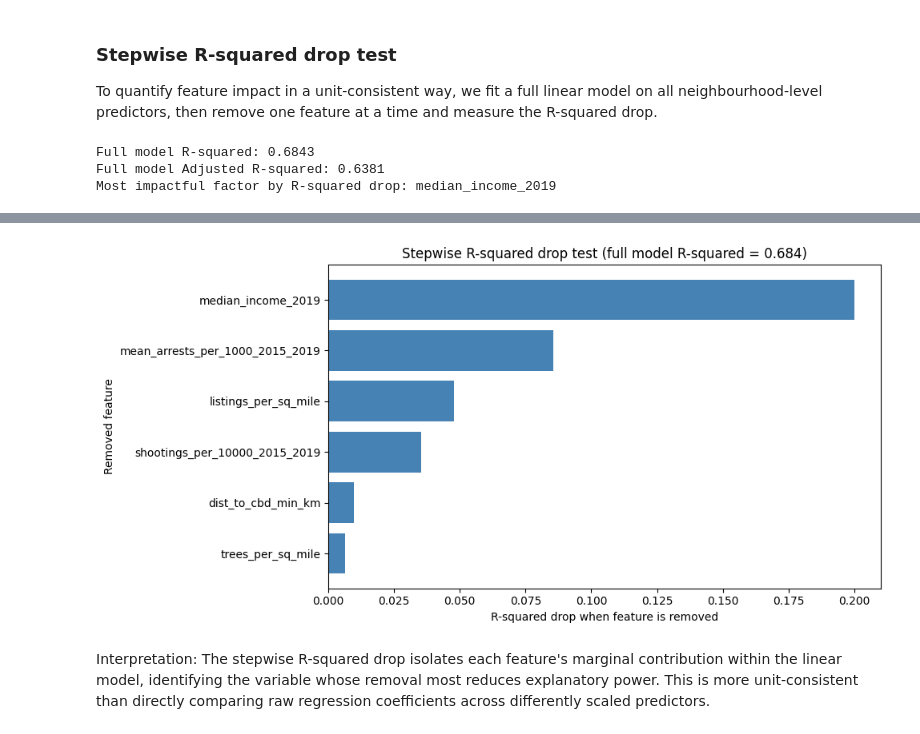
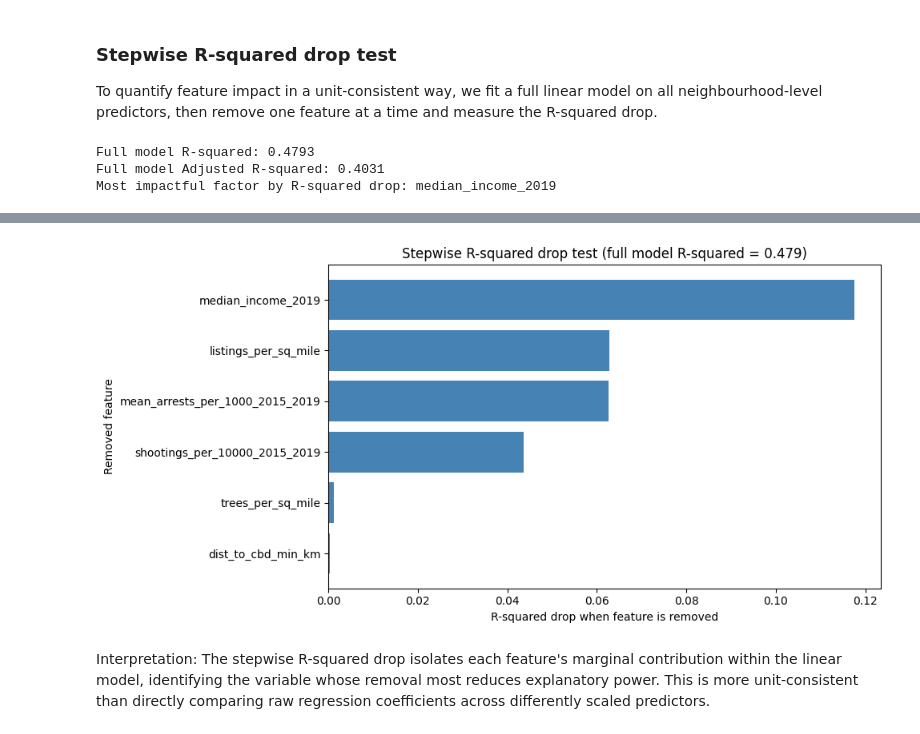
Before and after one commit to nigelyeap/airbnb_nyc, a Jupyter notebook: SC3021 cleaned_ys.ipynb, the cells around one changed output, grey strips where cells are left out. Drawn from its saved outputs; the diff is of its cells as text; code cells hidden in the pictures.

```diff
--- a/SC3021 cleaned_ys.ipynb
+++ b/SC3021 cleaned_ys.ipynb
@@ -1560,10 +1429,10 @@ model_features = [
     'mean_arrests_per_1000_2015_2019',
     'trees_per_sq_mile',
     'dist_to_cbd_min_km',
-    'listings_per_sq_mile',
+    'listings_per_sq_mile',  # supply-side control: denser markets face more competition, which may suppress prices
     'median_income_2019',
 ]
-model_target = 'average_price'
+model_target = 'avg_price_entire_home'  # room-type-controlled: entire home/apt only
 
 r2_data = corr_source[[model_target] + model_features].copy()
 r2_data = r2_data.apply(pd.to_numeric, errors='coerce').dropna().reset_index(drop=True)
@@ -1618,7 +1487,7 @@ plt.title(f'Stepwise R-squared drop test (full model R-squared = {base_r2:.3f})'
 plt.tight_layout()
 plt.show()
 # %% [output]
-Full model R-squared: 0.6843
-Full model Adjusted R-squared: 0.6381
+Full model R-squared: 0.4793
+Full model Adjusted R-squared: 0.4031
 Most impactful factor by R-squared drop: median_income_2019
 |  | feature_removed | full_r2 | reduced_r2 | r2_drop | full_adjusted_r2 | reduced_adjusted_r2 | r2_drop_rank |
@@ -1631,4 +1500,4 @@ Most impactful factor by R-squared drop: median_income_2019
-[figure, old version]
+[figure, new version]
 # %% [markdown]
 Interpretation: The stepwise R-squared drop isolates each feature's marginal contribution within the linear model, identifying the variable whose removal most reduces explanatory power. This is more unit-consistent than directly comparing raw regression coefficients across differently scaled predictors.
 # %% [markdown]
```
Also changed, not shown: parts of 62 cells of this notebook, 2 other files.
